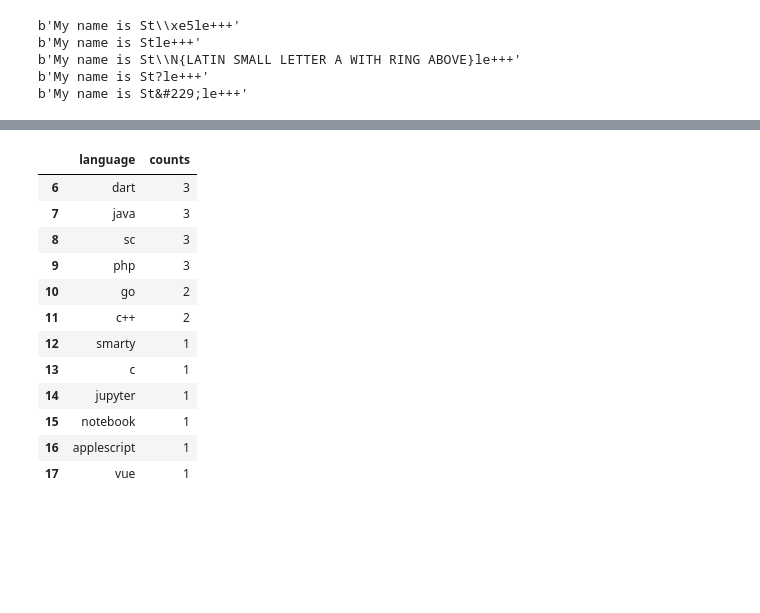
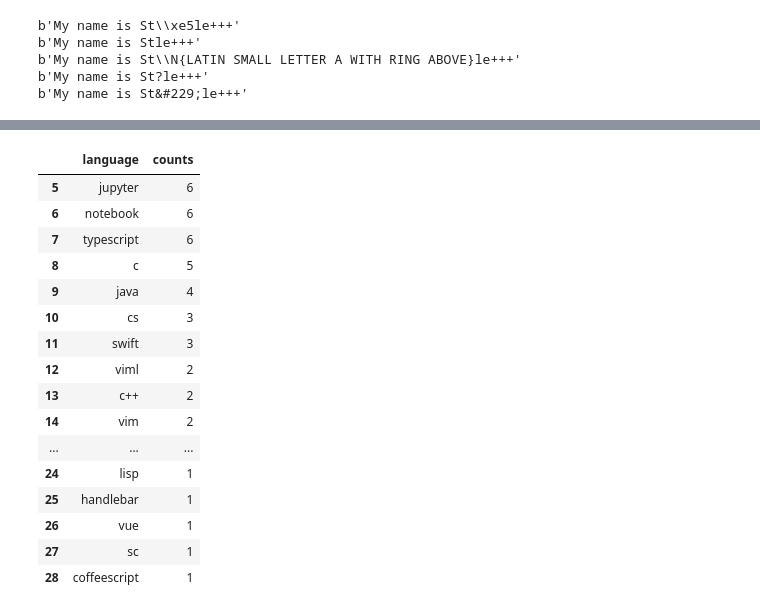
Before and after one commit to nlp-group-project/github-readme-languages, a Jupyter notebook: magdalena-notebook-03mars2023.ipynb, the cells around one changed output, grey strips where cells are left out. Cells and saved outputs as stored; diff of their text form; code cells hidden in the pictures; blank space fills up the shorter version.

```diff
--- a/magdalena-notebook-03mars2023.ipynb
+++ b/magdalena-notebook-03mars2023.ipynb
@@ -170,3 +128,7 @@ sth = a.scrape_github_data()
+# %%
+# uploading json file of 'shoes' repos
+
+sth = pd.read_json('repos.json')
 # %%
 # make dataframe of dictionary of readmes
 
@@ -412,25 +422,28 @@ lang_df = lang_df.reset_index()
 # %%
 lang_df = lang_df.rename(columns = {'index':'language'})
 # %%
-# all the languages that are not in the top 6
+# all the languages that are not in the top 5
 
-langs = ['javascript', 'html', 'cs', 'ruby', 'python', 'typescript']
+langs = ['javascript', 'ruby', 'python', 'dart','html']
 
 other_langs = lang_df[~lang_df['language'].isin(langs)]
-
 other_langs
 # %% [output]
 |  | language | counts |
-| 6 | dart | 3 |
-| 7 | java | 3 |
-| 8 | sc | 3 |
-| 9 | php | 3 |
-| 10 | go | 2 |
-| 11 | c++ | 2 |
-| 12 | smarty | 1 |
-| 13 | c | 1 |
-| 14 | jupyter | 1 |
-| 15 | notebook | 1 |
-| 16 | applescript | 1 |
-| 17 | vue | 1 |
+| 5 | jupyter | 6 |
+| 6 | notebook | 6 |
+| 7 | typescript | 6 |
+| 8 | c | 5 |
+| 9 | java | 4 |
+| 10 | cs | 3 |
+| 11 | swift | 3 |
+| 12 | viml | 2 |
+| 13 | c++ | 2 |
+| 14 | vim | 2 |
+| ... | ... | ... |
+| 24 | lisp | 1 |
+| 25 | handlebar | 1 |
+| 26 | vue | 1 |
+| 27 | sc | 1 |
+| 28 | coffeescript | 1 |
 # %%
```
Also changed, not shown: parts of 63 cells of this notebook.
